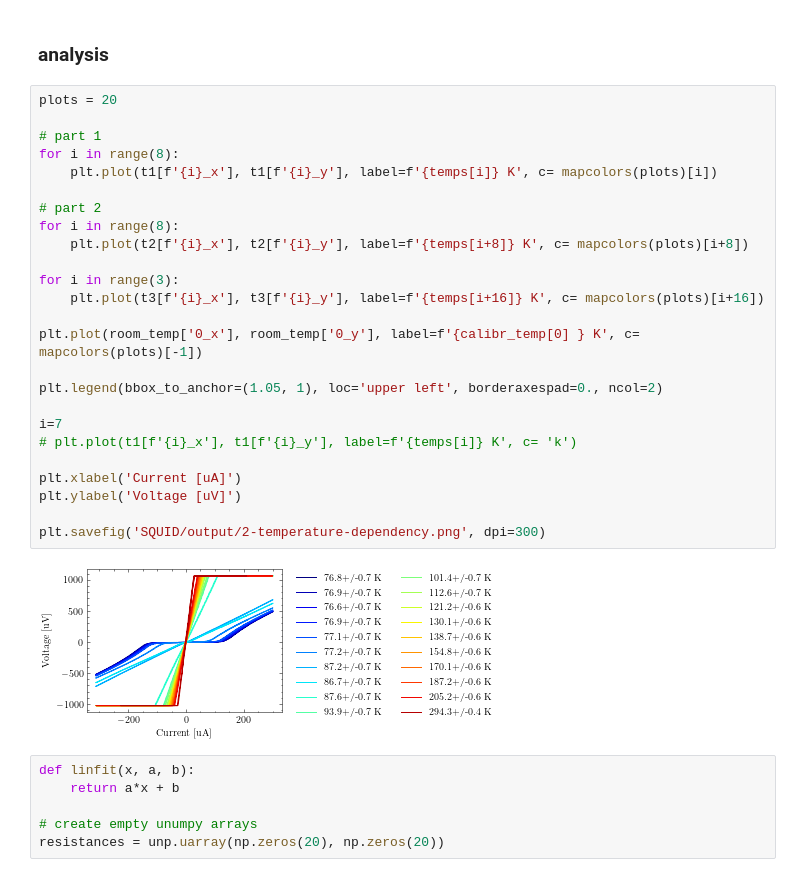
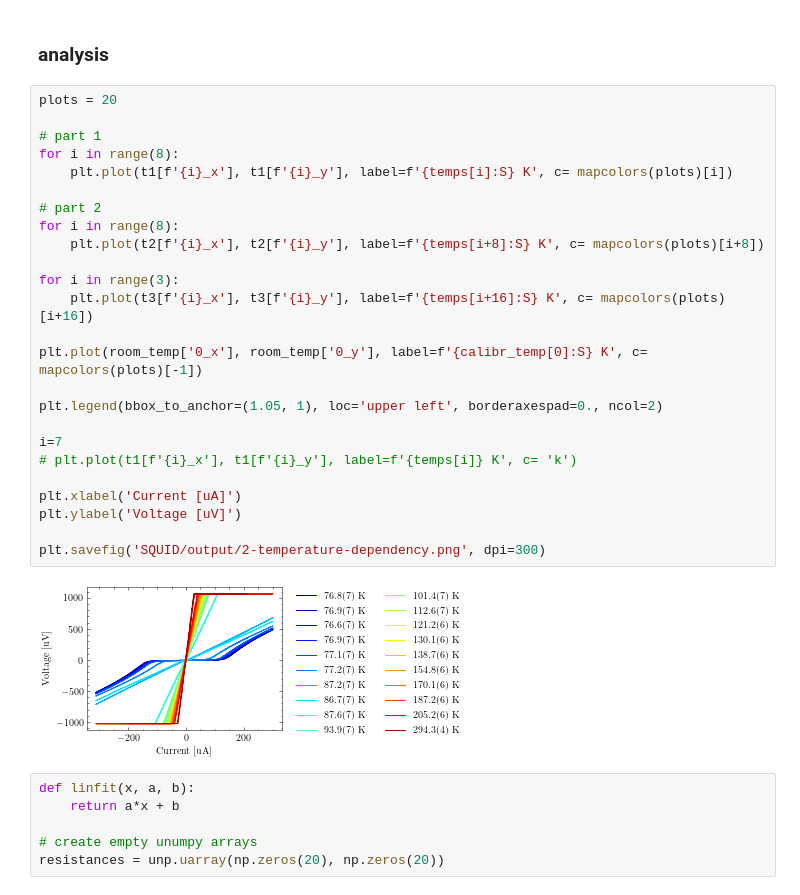
Before and after one commit to emhl/FP1, a Jupyter notebook: SQUID.ipynb, the cells around one changed output. Cells and saved outputs as stored; diff of their text form.

Commit message:
shorthand notation and resistances on labels

```diff
--- a/SQUID.ipynb
+++ b/SQUID.ipynb
@@ -198,30 +215,30 @@ Text(0, 0.5, 'Temperature [K]')
 # %%
 plots = 20
 
 # part 1
 for i in range(8):
-    plt.plot(t1[f'{i}_x'], t1[f'{i}_y'], label=f'{temps[i]} K', c= mapcolors(plots)[i])
+    plt.plot(t1[f'{i}_x'], t1[f'{i}_y'], label=f'{temps[i]:S} K', c= mapcolors(plots)[i])
 
 # part 2
 for i in range(8):
-    plt.plot(t2[f'{i}_x'], t2[f'{i}_y'], label=f'{temps[i+8]} K', c= mapcolors(plots)[i+8])
+    plt.plot(t2[f'{i}_x'], t2[f'{i}_y'], label=f'{temps[i+8]:S} K', c= mapcolors(plots)[i+8])
 
 for i in range(3):
-    plt.plot(t3[f'{i}_x'], t3[f'{i}_y'], label=f'{temps[i+16]} K', c= mapcolors(plots)[i+16])
+    plt.plot(t3[f'{i}_x'], t3[f'{i}_y'], label=f'{temps[i+16]:S} K', c= mapcolors(plots)[i+16])
 
-plt.plot(room_temp['0_x'], room_temp['0_y'], label=f'{calibr_temp[0] } K', c= mapcolors(plots)[-1])
+plt.plot(room_temp['0_x'], room_temp['0_y'], label=f'{calibr_temp[0]:S} K', c= mapcolors(plots)[-1])
 
 plt.legend(bbox_to_anchor=(1.05, 1), loc='upper left', borderaxespad=0., ncol=2)
 
 i=7
 # plt.plot(t1[f'{i}_x'], t1[f'{i}_y'], label=f'{temps[i]} K', c= 'k')
 
 plt.xlabel('Current [uA]')
 plt.ylabel('Voltage [uV]')
 
 plt.savefig('SQUID/output/2-temperature-dependency.png', dpi=300)
 # %% [output]
-[figure, old version]
+[figure, new version]
 # %%
 def linfit(x, a, b):
     return a*x + b
```
Also changed, not shown: parts of 6 cells of this notebook, 3 other files.
